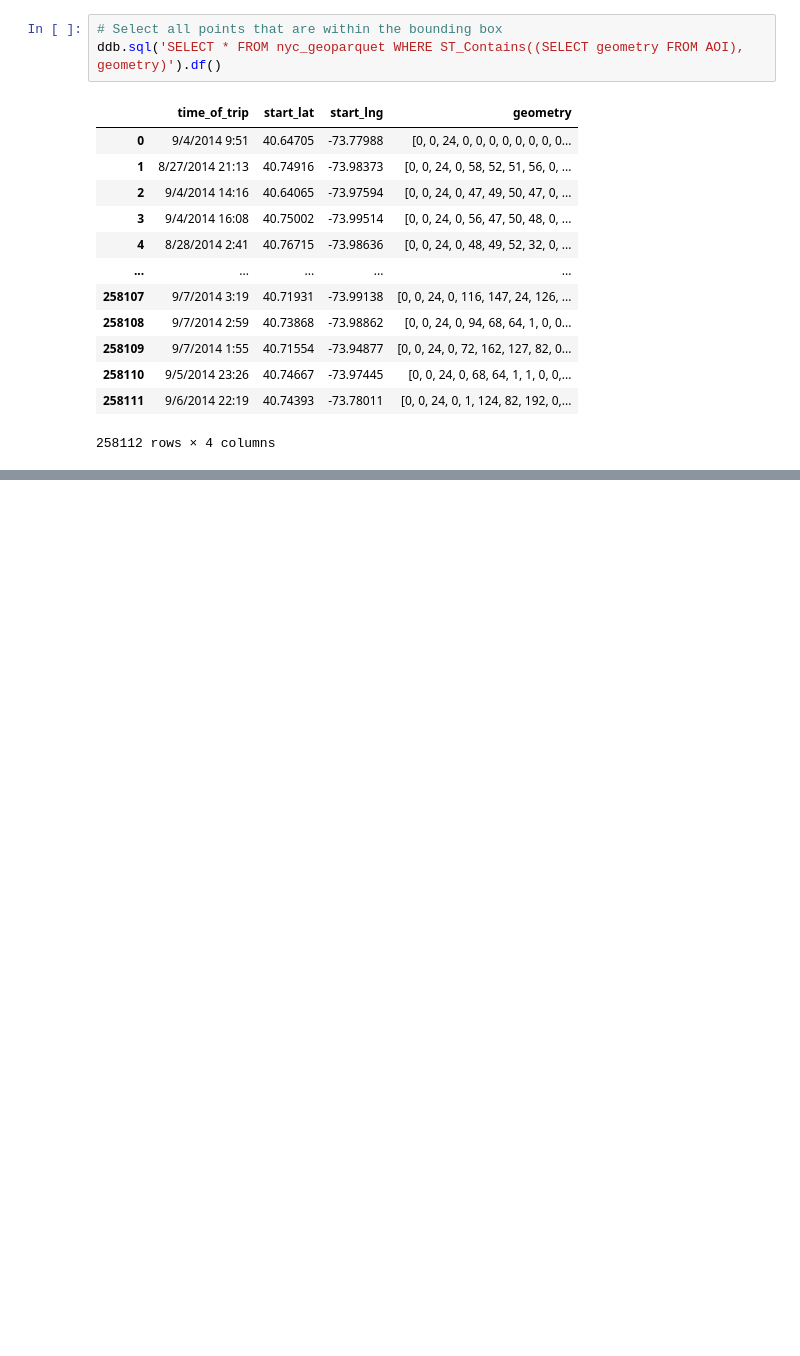
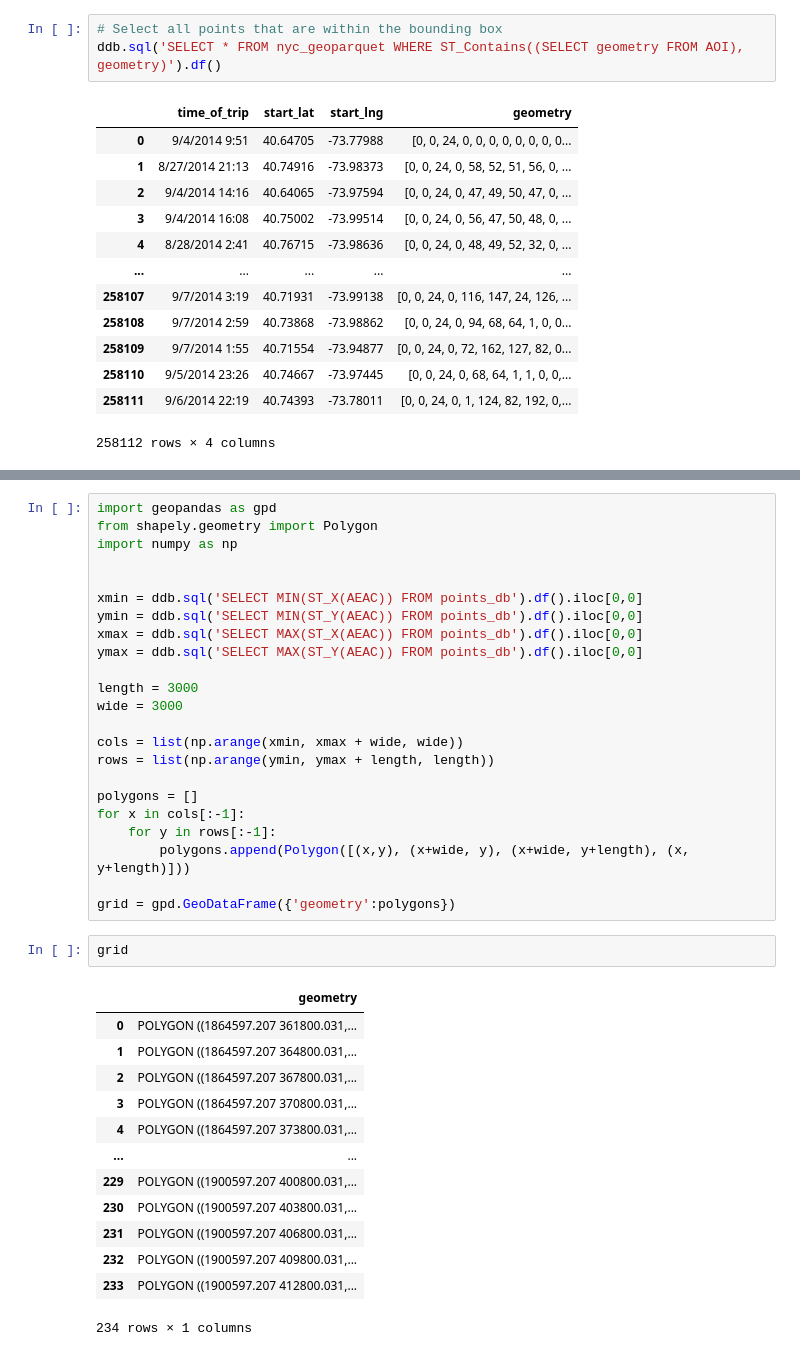
Before and after one commit to jc9677/duckdb, a Jupyter notebook: duckdb_nyc.ipynb, the cells around one changed output, grey strips where cells are left out. Cells and saved outputs as stored; diff of their text form; blank space fills up the shorter version.

```diff
--- a/duckdb_nyc.ipynb
+++ b/duckdb_nyc.ipynb
@@ -176,0 +207,39 @@ RuntimeError: HTTP Error: Unable to connect to URL "https://github.com/jc9677/du
+# %%
+import geopandas as gpd
+from shapely.geometry import Polygon
+import numpy as np
+
+
+xmin = ddb.sql('SELECT MIN(ST_X(AEAC)) FROM points_db').df().iloc[0,0]
+ymin = ddb.sql('SELECT MIN(ST_Y(AEAC)) FROM points_db').df().iloc[0,0]
+xmax = ddb.sql('SELECT MAX(ST_X(AEAC)) FROM points_db').df().iloc[0,0]
+ymax = ddb.sql('SELECT MAX(ST_Y(AEAC)) FROM points_db').df().iloc[0,0]
+
+length = 3000
+wide = 3000
+
+cols = list(np.arange(xmin, xmax + wide, wide))
+rows = list(np.arange(ymin, ymax + length, length))
+
+polygons = []
+for x in cols[:-1]:
+    for y in rows[:-1]:
+        polygons.append(Polygon([(x,y), (x+wide, y), (x+wide, y+length), (x, y+length)]))
+
+grid = gpd.GeoDataFrame({'geometry':polygons})
+# %%
+grid
+# %% [output]
+|  | geometry |
+| 0 | POLYGON ((1864597.207 361800.031,... |
+| 1 | POLYGON ((1864597.207 364800.031,... |
+| 2 | POLYGON ((1864597.207 367800.031,... |
+| 3 | POLYGON ((1864597.207 370800.031,... |
+| 4 | POLYGON ((1864597.207 373800.031,... |
+| ... | ... |
+| 229 | POLYGON ((1900597.207 400800.031,... |
+| 230 | POLYGON ((1900597.207 403800.031,... |
+| 231 | POLYGON ((1900597.207 406800.031,... |
+| 232 | POLYGON ((1900597.207 409800.031,... |
+| 233 | POLYGON ((1900597.207 412800.031,... |
+234 rows × 1 columns
```
Also changed, not shown: parts of 9 cells of this notebook.
